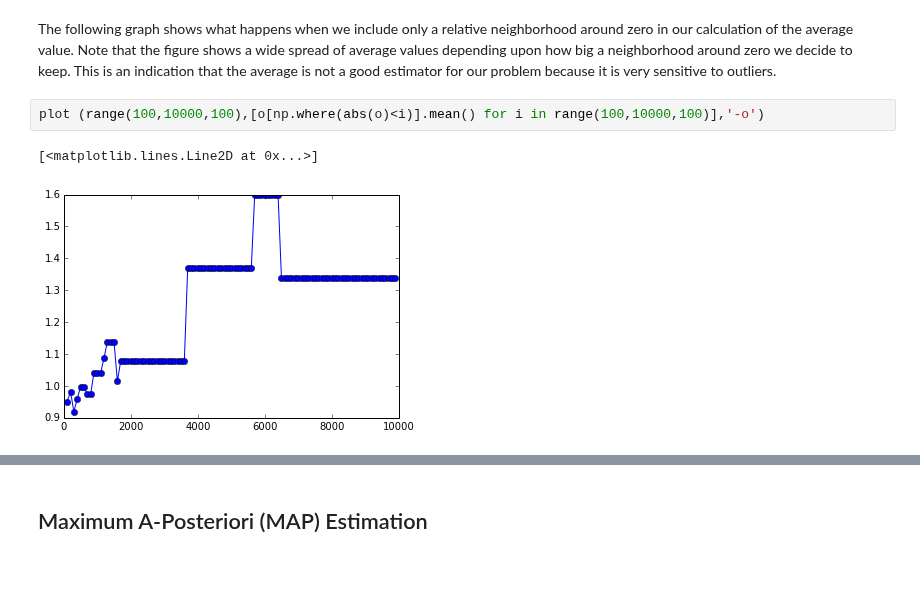
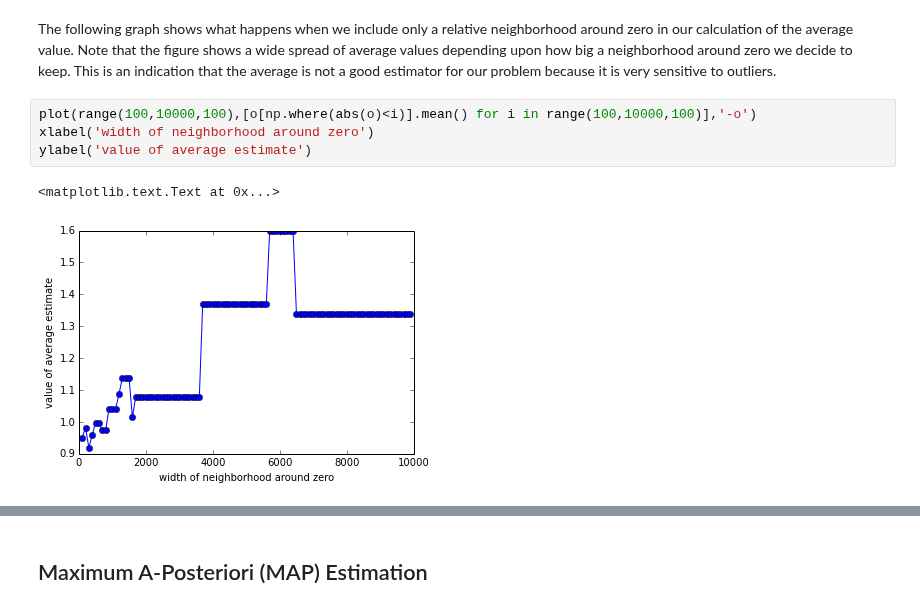
Before and after one commit to unpingco/Python-for-Signal-Processing, a Jupyter notebook: Lighthouse_problem.ipynb, the cells around one changed output, grey strips where cells are left out. Saved outputs shown, nothing was run; the diff lists cells and outputs as text; blank space fills up the shorter version.

```diff
--- a/Lighthouse_problem.ipynb
+++ b/Lighthouse_problem.ipynb
@@ -125,7 +124,9 @@ hist(o[np.where(abs(o)<200)]);
 # %% [markdown]
 The following graph shows what happens when we include only a relative neighborhood around zero in our calculation of the average value. Note that the figure shows a wide spread of average values depending upon how big a neighborhood around zero we decide to keep. This is an indication that the average is not a good estimator for our problem because it is very sensitive to outliers.
 # %%
-plot (range(100,10000,100),[o[np.where(abs(o)<i)].mean() for i in range(100,10000,100)],'-o')
+plot(range(100,10000,100),[o[np.where(abs(o)<i)].mean() for i in range(100,10000,100)],'-o')
+xlabel('width of neighborhood around zero')
+ylabel('value of average estimate')
 # %% [output]
-[<matplotlib.lines.Line2D at 0x...>]
+<matplotlib.text.Text at 0x...>
-[figure, old version]
+[figure, new version]
```
Also changed, not shown: parts of 13 cells of this notebook.
